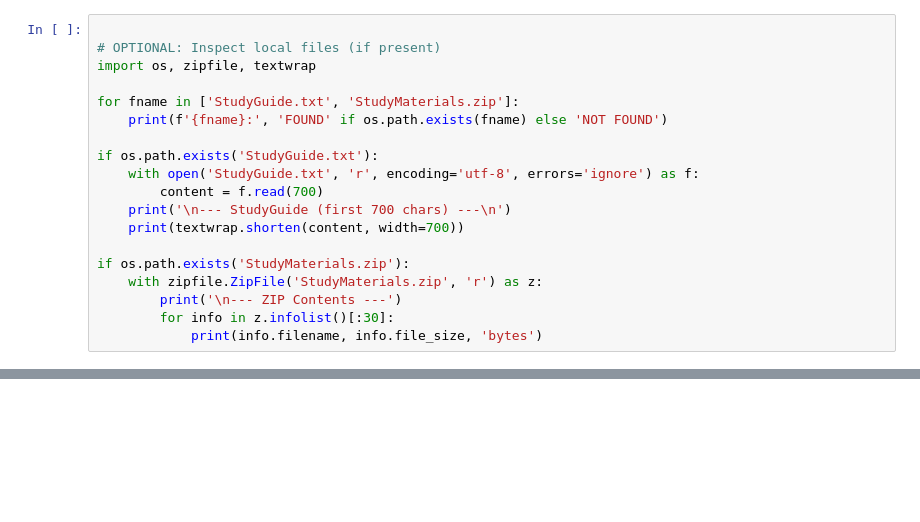
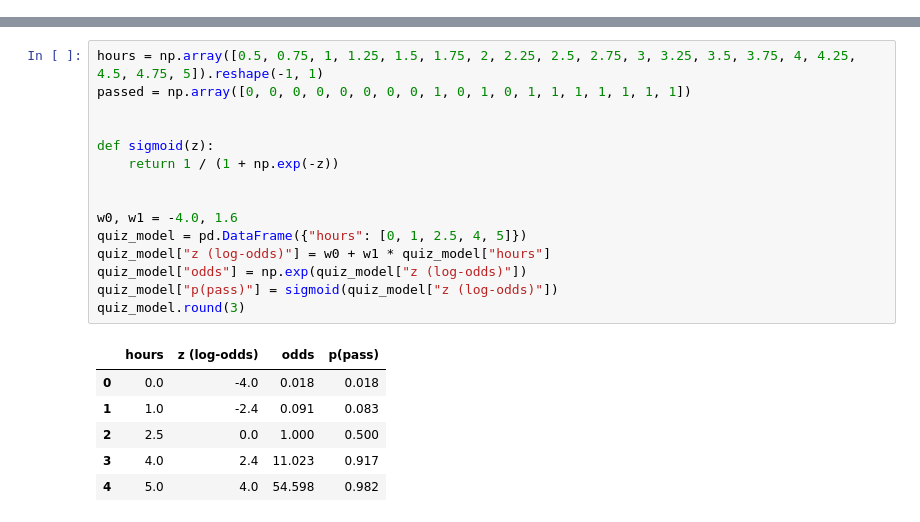
Before and after one commit to JohnBuni/JobInterviewGuide_Workshop, a Jupyter notebook: JobInterviewGuide_Workshop.ipynb, the cells around one changed output, grey strips where cells are left out. Saved outputs shown, nothing was run; the diff lists cells and outputs as text; blank space fills up the shorter version.

```diff
--- a/JobInterviewGuide_Workshop.ipynb
+++ b/JobInterviewGuide_Workshop.ipynb
@@ -252,19 +4,0 @@ If you also have `StudyGuide.txt` and `StudyMaterials.zip` locally, you can use
-# %%
-
-# OPTIONAL: Inspect local files (if present)
-import os, zipfile, textwrap
-
-for fname in ['StudyGuide.txt', 'StudyMaterials.zip']:
-    print(f'{fname}:', 'FOUND' if os.path.exists(fname) else 'NOT FOUND')
-
-if os.path.exists('StudyGuide.txt'):
-    with open('StudyGuide.txt', 'r', encoding='utf-8', errors='ignore') as f:
-        content = f.read(700)
-    print('\n--- StudyGuide (first 700 chars) ---\n')
-    print(textwrap.shorten(content, width=700))
-
-if os.path.exists('StudyMaterials.zip'):
-    with zipfile.ZipFile('StudyMaterials.zip', 'r') as z:
-        print('\n--- ZIP Contents ---')
-        for info in z.infolist()[:30]:
-            print(info.filename, info.file_size, 'bytes')
@@ -283,0 +517,22 @@ git push origin main
+# %%
+hours = np.array([0.5, 0.75, 1, 1.25, 1.5, 1.75, 2, 2.25, 2.5, 2.75, 3, 3.25, 3.5, 3.75, 4, 4.25, 4.5, 4.75, 5]).reshape(-1, 1)
+passed = np.array([0, 0, 0, 0, 0, 0, 0, 0, 1, 0, 1, 0, 1, 1, 1, 1, 1, 1, 1])
+
+
+def sigmoid(z):
+    return 1 / (1 + np.exp(-z))
+
+
+w0, w1 = -4.0, 1.6
+quiz_model = pd.DataFrame({"hours": [0, 1, 2.5, 4, 5]})
+quiz_model["z (log-odds)"] = w0 + w1 * quiz_model["hours"]
+quiz_model["odds"] = np.exp(quiz_model["z (log-odds)"])
+quiz_model["p(pass)"] = sigmoid(quiz_model["z (log-odds)"])
+quiz_model.round(3)
+# %% [output]
+|  | hours | z (log-odds) | odds | p(pass) |
+| 0 | 0.0 | -4.0 | 0.018 | 0.018 |
+| 1 | 1.0 | -2.4 | 0.091 | 0.083 |
+| 2 | 2.5 | 0.0 | 1.000 | 0.500 |
+| 3 | 4.0 | 2.4 | 11.023 | 0.917 |
+| 4 | 5.0 | 4.0 | 54.598 | 0.982 |
```
Also changed, not shown: parts of 81 cells of this notebook, 1 other file.
